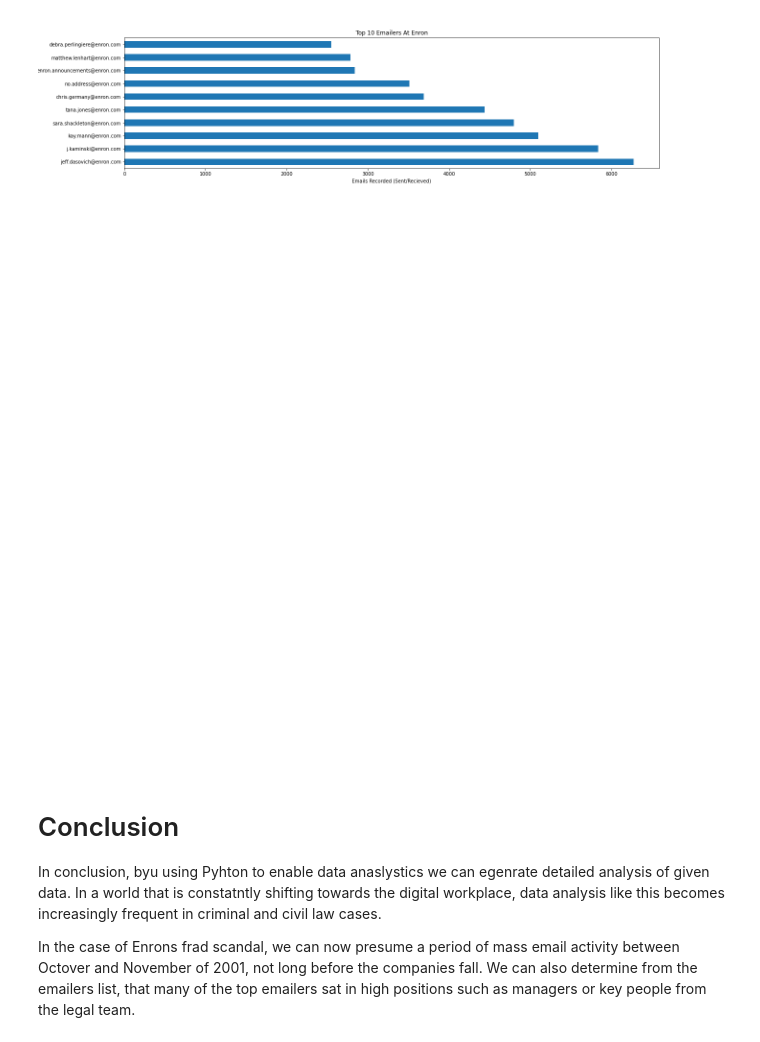
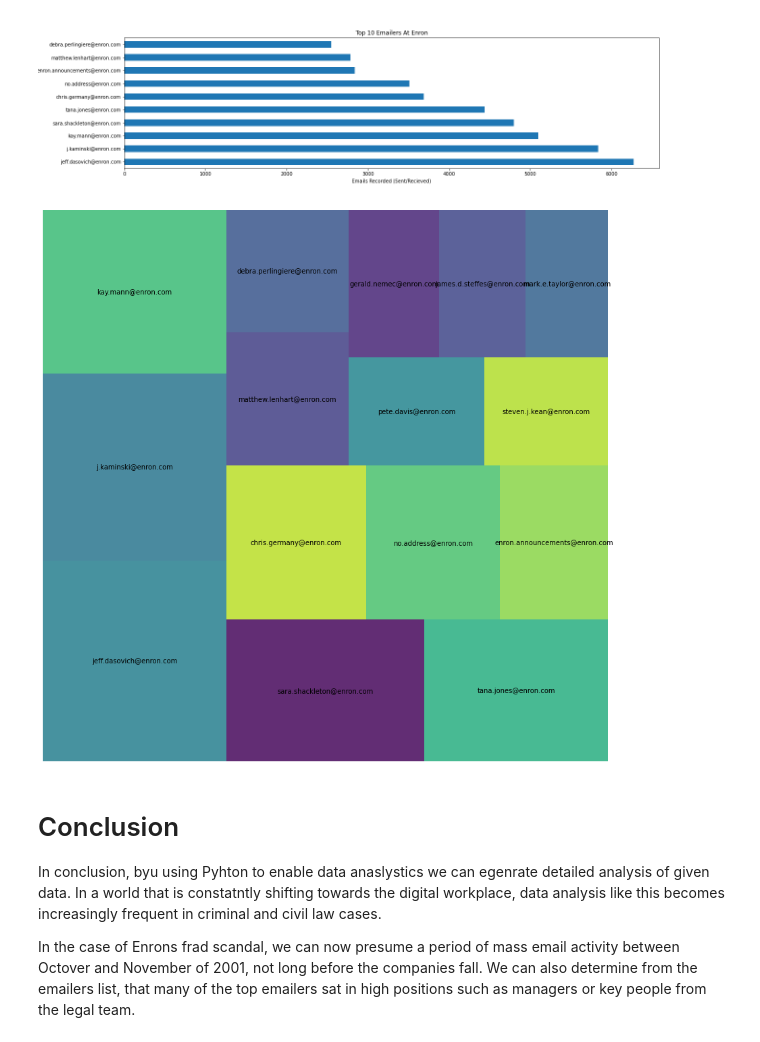
Before and after one commit to Toms201/Enron-Dataset-Analysis-ISYS2001-, a Jupyter notebook: ISYS2001_Assignment_Two.ipynb, the cells around one changed output. Saved outputs shown, nothing was run; the diff lists cells and outputs as text; code cells hidden in the pictures.

```diff
--- a/ISYS2001_Assignment_Two.ipynb
+++ b/ISYS2001_Assignment_Two.ipynb
@@ -347,11 +349,13 @@ image = Image.open('emailers.png')
 image
 # %% [output]
 [figure]
-# %%
-image = Image.open('emailerstreemap.png')
-image
-# %% [output]
-[figure, removed]
+# %%
+squarify.plot(sizes=df4['Count'], label=df4['Sender'], alpha=0.85 )
+plt.axis('off')
+plt.rcParams['figure.figsize'] = [15, 15]
+plt.show()
+# %% [output]
+[figure, added]
 # %% [markdown]
 # Conclusion
 
```
Also changed, not shown: parts of 1 cell of this notebook.
